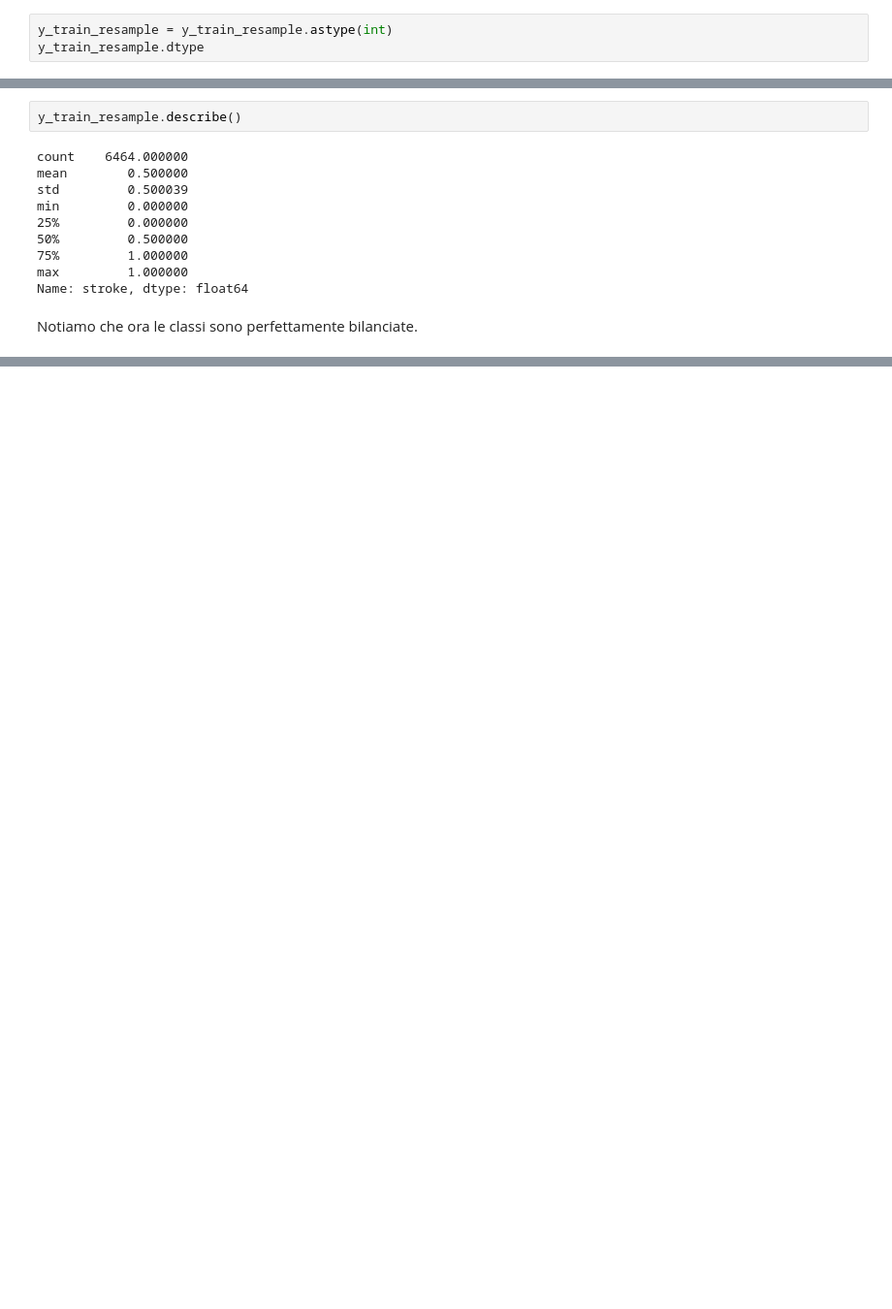
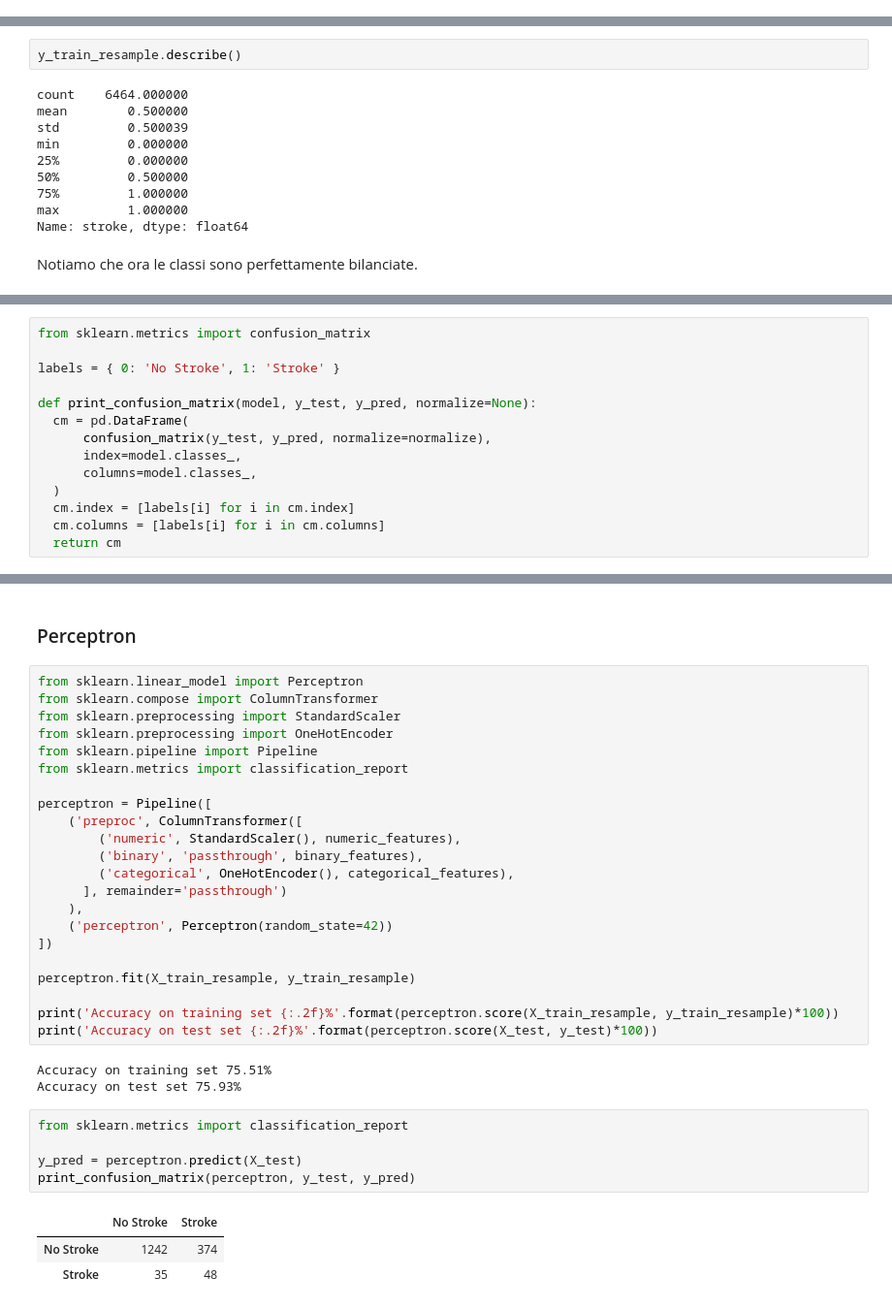
Before and after one commit to LucaSamore/Stroke-Prediction-Analysis, a Jupyter notebook: stroke_prediction_analysis.ipynb, the cells around one changed output, grey strips where cells are left out. Shown at 97% size. Drawn from its saved outputs; the diff is of its cells as text; blank space fills up the shorter version.

Commit message:
Add perceptron

```diff
--- a/stroke_prediction_analysis.ipynb
+++ b/stroke_prediction_analysis.ipynb
@@ -410,3 +406,0 @@ Convertiamo il dtype della serie `y_train_resample` ad intero, in modo tale da p
-# %%
-y_train_resample = y_train_resample.astype(int)
-y_train_resample.dtype
@@ -428,0 +434,14 @@ Notiamo che ora le classi sono perfettamente bilanciate.
+# %%
+from sklearn.metrics import confusion_matrix
+
+labels = { 0: 'No Stroke', 1: 'Stroke' }
+
+def print_confusion_matrix(model, y_test, y_pred, normalize=None):
+  cm = pd.DataFrame(
+      confusion_matrix(y_test, y_pred, normalize=normalize),
+      index=model.classes_,
+      columns=model.classes_,
+  )
+  cm.index = [labels[i] for i in cm.index]
+  cm.columns = [labels[i] for i in cm.columns]
+  return cm
@@ -428,0 +467,36 @@ Notiamo che ora le classi sono perfettamente bilanciate.
+# %% [markdown]
+### Perceptron
+# %%
+from sklearn.linear_model import Perceptron
+from sklearn.compose import ColumnTransformer
+from sklearn.preprocessing import StandardScaler
+from sklearn.preprocessing import OneHotEncoder
+from sklearn.pipeline import Pipeline
+from sklearn.metrics import classification_report
+
+perceptron = Pipeline([
+    ('preproc', ColumnTransformer([
+        ('numeric', StandardScaler(), numeric_features),
+        ('binary', 'passthrough', binary_features),
+        ('categorical', OneHotEncoder(), categorical_features),
+      ], remainder='passthrough')
+    ),
+    ('perceptron', Perceptron(random_state=42))
+])
+
+perceptron.fit(X_train_resample, y_train_resample)
+
+print('Accuracy on training set {:.2f}%'.format(perceptron.score(X_train_resample, y_train_resample)*100))
+print('Accuracy on test set {:.2f}%'.format(perceptron.score(X_test, y_test)*100))
+# %% [output]
+Accuracy on training set 75.51%
+Accuracy on test set 75.93%
+# %%
+from sklearn.metrics import classification_report
+
+y_pred = perceptron.predict(X_test)
+print_confusion_matrix(perceptron, y_test, y_pred)
+# %% [output]
+|  | No Stroke | Stroke |
+| No Stroke | 1242 | 374 |
+| Stroke | 35 | 48 |
```
Also changed, not shown: parts of 10 cells of this notebook.
